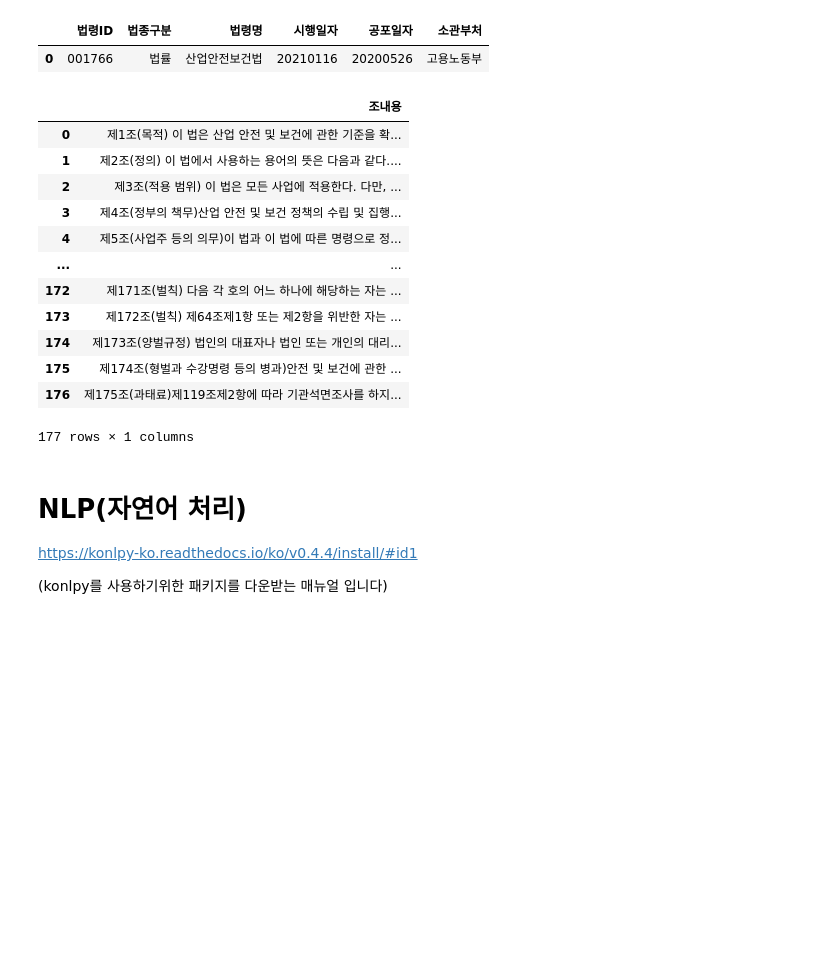
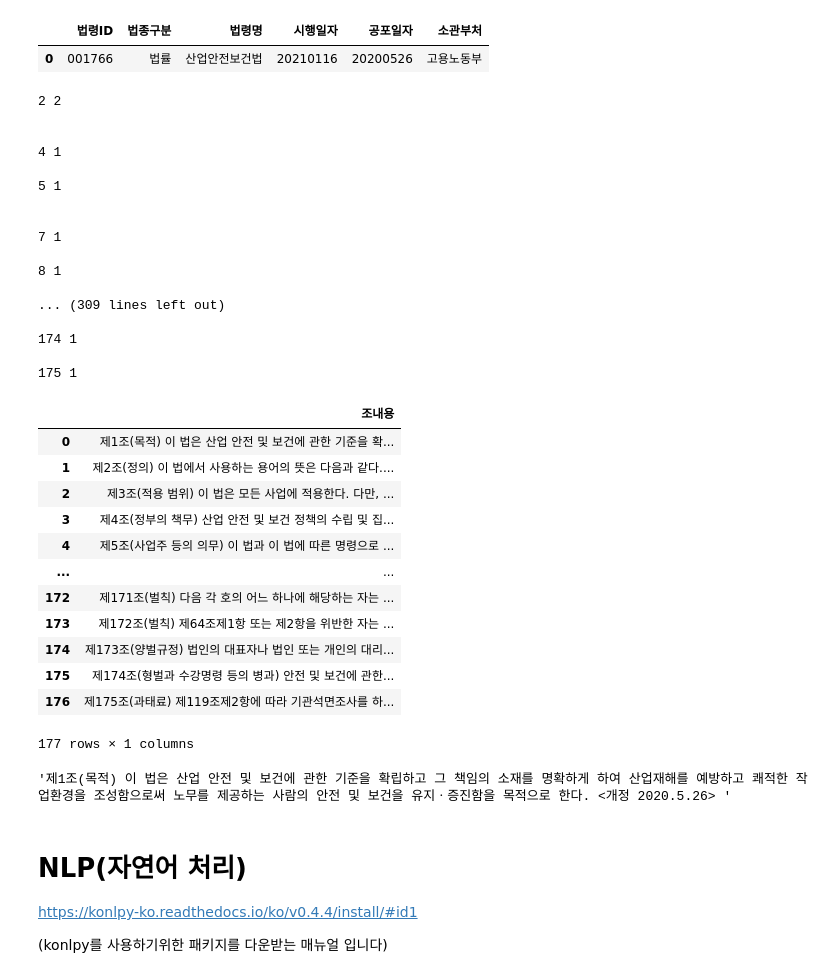
Before and after one commit to park1997/Industrial_safety_and_health_law-visualization, a Jupyter notebook: ParkByeongHyeon/산업안전보건법_XML.ipynb, the cells around one changed output. Cells and saved outputs as stored; diff of their text form; code cells hidden in the pictures; blank space fills up the shorter version.

```diff
--- a/ParkByeongHyeon/산업안전보건법_XML.ipynb
+++ b/ParkByeongHyeon/산업안전보건법_XML.ipynb
@@ -137,37 +137,72 @@ lc_basic_df
 # %%
 data = soup.find_all('조문단위')
 df_info = pd.DataFrame()
 info = []
+cnt = 0
 for i in data:
     info_str = ""
     if i.find("조문여부").get_text() == "조문":
-        info_str += i.조문내용.get_text().strip()
+        info_str += i.조문내용.get_text().strip() + ' '
         if i.항:
             hang_nums = i.find_all("항번호")
             ho_nums = i.find_all("호번호")
-            for idx, p in enumerate(i.find_all("호내용")):
-                info_str += p.get_text().split(ho_nums[idx].get_text())[1].strip()
-            for hang_idx, k in enumerate(i.find_all("항내용")):
-                info_str += k.get_text().strip().split(hang_nums[hang_idx].get_text())[1].strip()
-                for ho_idx ,j in enumerate(i.find_all("호내용")):
-                    info_str += j.get_text().strip().split(ho_nums[ho_idx].get_text())[1].strip()
+#             print(i.find("항내용"))
+            if i.find("항내용") :
+                print(i.조문번호.get_text(),"1")
+                for idx, p in enumerate(i.find_all("호내용")):
+                    info_str += p.get_text().split(ho_nums[idx].get_text())[1].strip() + ' '
+#                     print(info_str)
+            else:
+                print(i.조문번호.get_text(),"2")
+                for hang_idx, k in enumerate(i.find_all("항내용")):
+                    info_str += k.get_text().strip().split(hang_nums[hang_idx].get_text())[1].strip() + ' '
+#                     print(info_str)
+                    for ho_idx ,j in enumerate(i.find_all("호내용")):
+                        cnt+=1
+                        info_str += j.get_text().strip().split(ho_nums[ho_idx].get_text())[1].strip() + ' '
         info.append(info_str)
+        if cnt >100:
+            break
+        else:
+            print()
+#             print(info_str)
 df_info["조내용"] = info
 df_info
 # %% [output]
+2 2
+
+
+4 1
+
+5 1
+
+
+7 1
+
+8 1
+
+... (309 lines left out)
+
+174 1
+
+175 1
 |  | 조내용 |
 | 0 | 제1조(목적) 이 법은 산업 안전 및 보건에 관한 기준을 확... |
 | 1 | 제2조(정의) 이 법에서 사용하는 용어의 뜻은 다음과 같다.... |
 | 2 | 제3조(적용 범위) 이 법은 모든 사업에 적용한다. 다만, ... |
-| 3 | 제4조(정부의 책무)산업 안전 및 보건 정책의 수립 및 집행... |
-| 4 | 제5조(사업주 등의 의무)이 법과 이 법에 따른 명령으로 정... |
+| 3 | 제4조(정부의 책무) 산업 안전 및 보건 정책의 수립 및 집... |
+| 4 | 제5조(사업주 등의 의무) 이 법과 이 법에 따른 명령으로 ... |
 | ... | ... |
 | 172 | 제171조(벌칙) 다음 각 호의 어느 하나에 해당하는 자는 ... |
 | 173 | 제172조(벌칙) 제64조제1항 또는 제2항을 위반한 자는 ... |
 | 174 | 제173조(양벌규정) 법인의 대표자나 법인 또는 개인의 대리... |
-| 175 | 제174조(형벌과 수강명령 등의 병과)안전 및 보건에 관한 ... |
-| 176 | 제175조(과태료)제119조제2항에 따라 기관석면조사를 하지... |
+| 175 | 제174조(형벌과 수강명령 등의 병과) 안전 및 보건에 관한... |
+| 176 | 제175조(과태료) 제119조제2항에 따라 기관석면조사를 하... |
-177 rows × 1 columns
+177 rows × 1 columns
+# %%
+df_info["조내용"][0]
+# %% [output]
+'제1조(목적) 이 법은 산업 안전 및 보건에 관한 기준을 확립하고 그 책임의 소재를 명확하게 하여 산업재해를 예방하고 쾌적한 작업환경을 조성함으로써 노무를 제공하는 사람의 안전 및 보건을 유지ㆍ증진함을 목적으로 한다. <개정 2020.5.26> '
 # %%
 df_info.to_excel('산업안전보건법.xlsx',index = False)
 # %%
```
Also changed, not shown: 1 other file.
